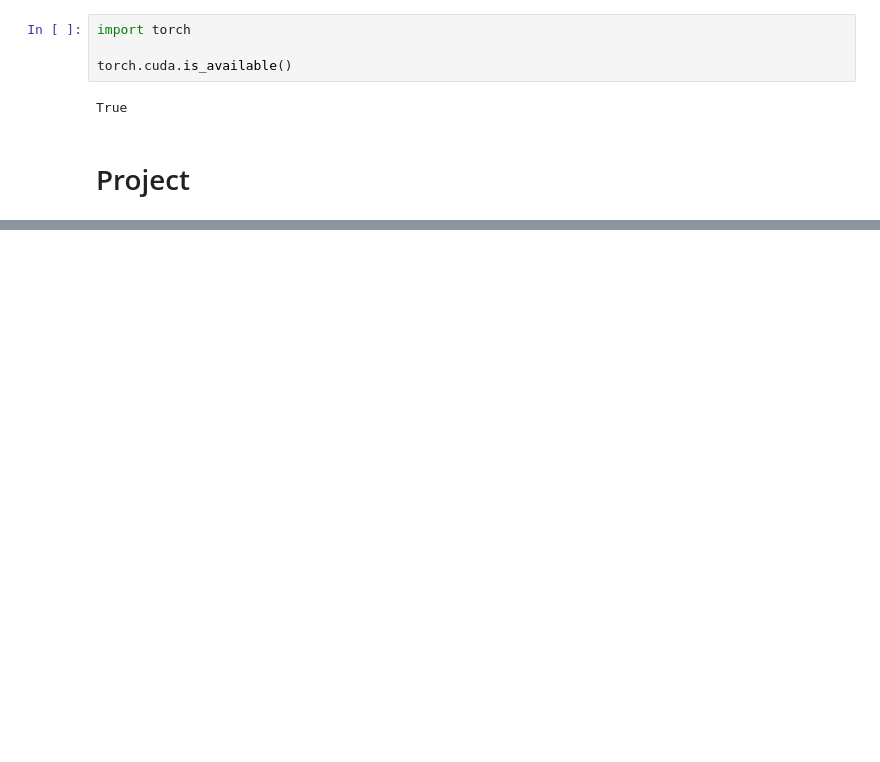
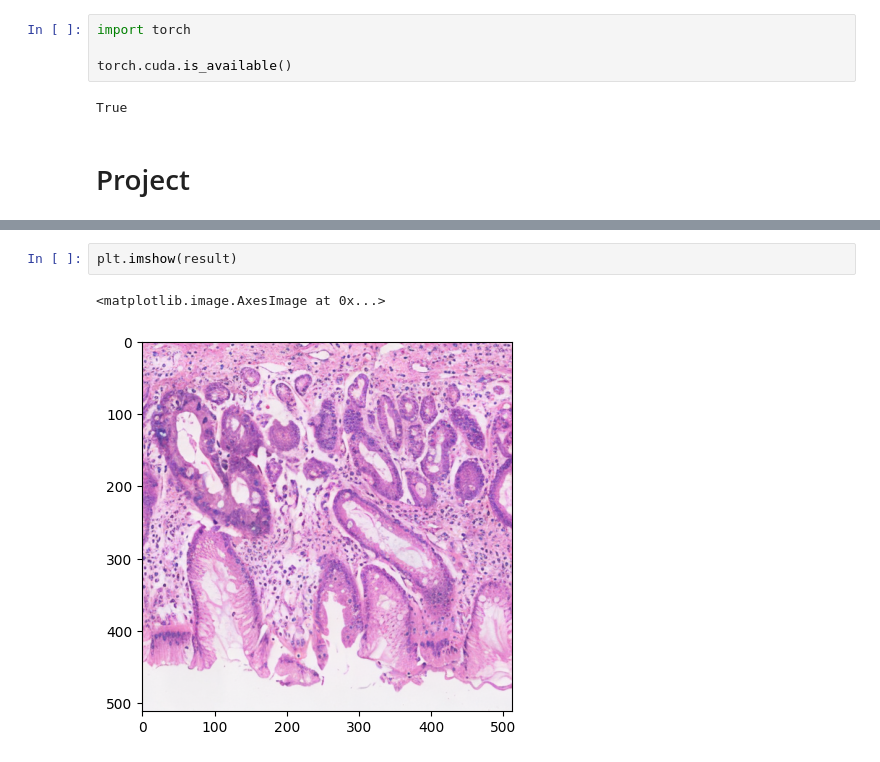
Before and after one commit to g-awaine/augmented-gastric-histopathology-generator, a Jupyter notebook: notebooks_colab/pathogen_testing.ipynb, the cells around one changed output, grey strips where cells are left out. Saved outputs shown, nothing was run; the diff lists cells and outputs as text; blank space fills up the shorter version.

```diff
--- a/notebooks_colab/pathogen_testing.ipynb
+++ b/notebooks_colab/pathogen_testing.ipynb
@@ -108,0 +147,5 @@ result = model(image, mask, condition)
+# %%
+plt.imshow(result)
+# %% [output]
+<matplotlib.image.AxesImage at 0x...>
+[figure, added]
```
Also changed, not shown: parts of 10 cells of this notebook, 10 other files.
